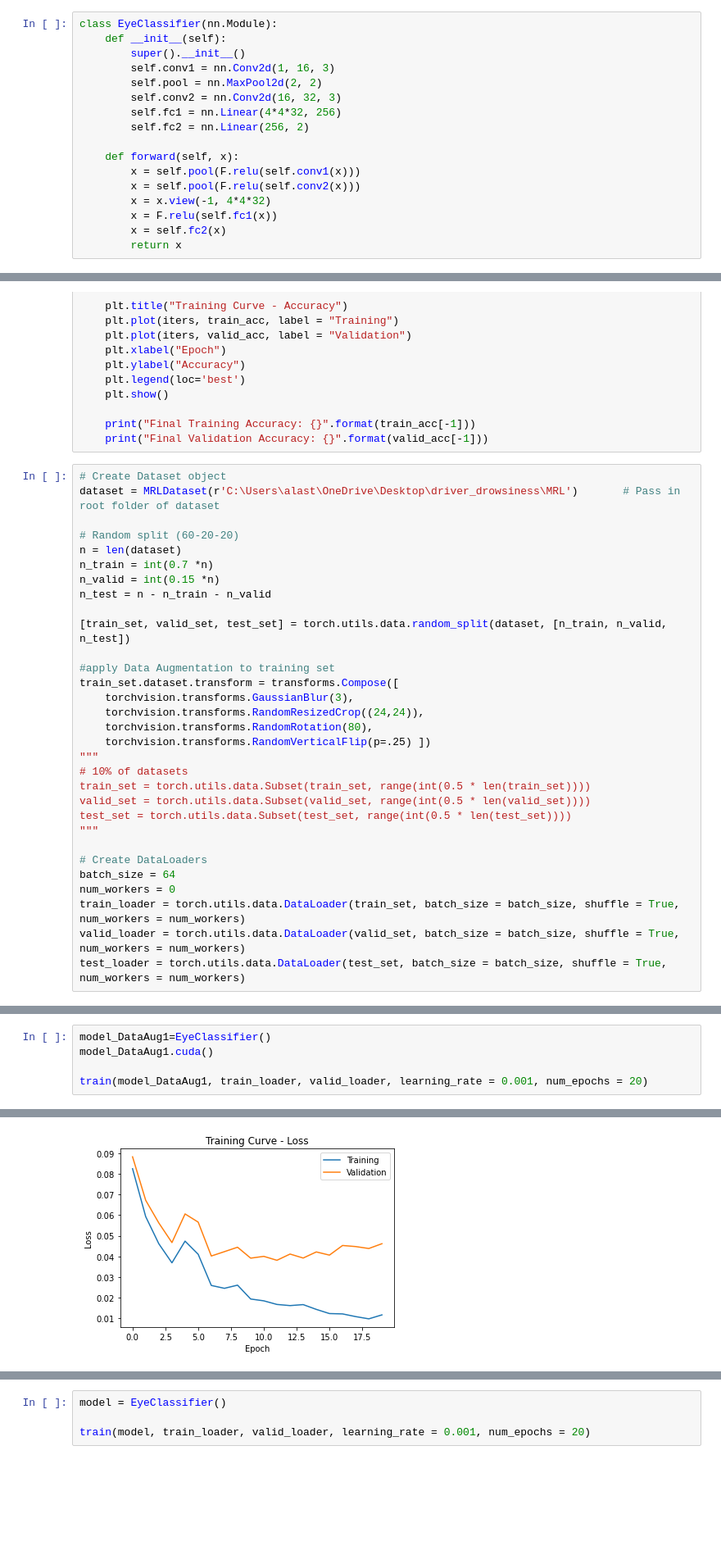
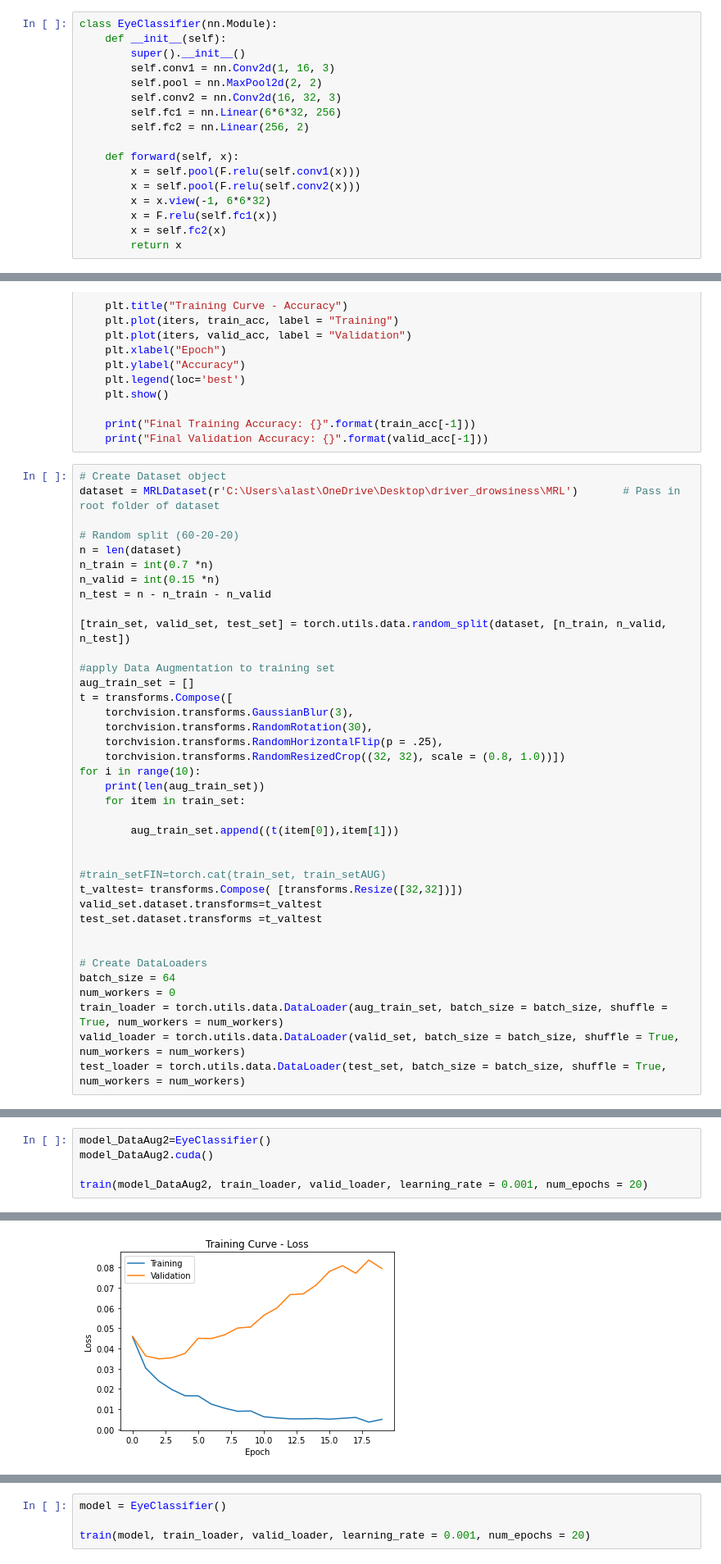
Before and after one commit to splouisliu/driver-drowsiness-detection, a Jupyter notebook: CNN_model.ipynb, the cells around one changed output, grey strips where cells are left out. Shown: that part at 82% size. Saved outputs shown, nothing was run; the diff lists cells and outputs as text; blank space fills up the shorter version.

```diff
--- a/CNN_model.ipynb
+++ b/CNN_model.ipynb
@@ -52,13 +52,13 @@ class EyeClassifier(nn.Module):
         self.conv1 = nn.Conv2d(1, 16, 3)
         self.pool = nn.MaxPool2d(2, 2)
         self.conv2 = nn.Conv2d(16, 32, 3)
-        self.fc1 = nn.Linear(4*4*32, 256)
+        self.fc1 = nn.Linear(6*6*32, 256)
         self.fc2 = nn.Linear(256, 2)
 
     def forward(self, x):
         x = self.pool(F.relu(self.conv1(x)))
         x = self.pool(F.relu(self.conv2(x)))
-        x = x.view(-1, 4*4*32)
+        x = x.view(-1, 6*6*32)
         x = F.relu(self.fc1(x))
         x = self.fc2(x)
         return x
@@ -172,21 +172,28 @@ n_test = n - n_train - n_valid
 [train_set, valid_set, test_set] = torch.utils.data.random_split(dataset, [n_train, n_valid, n_test])
 
 #apply Data Augmentation to training set
-train_set.dataset.transform = transforms.Compose([
+aug_train_set = []
+t = transforms.Compose([
     torchvision.transforms.GaussianBlur(3),
-    torchvision.transforms.RandomResizedCrop((24,24)),
-    torchvision.transforms.RandomRotation(80),
-    torchvision.transforms.RandomVerticalFlip(p=.25) ])
-"""
-# 10% of datasets
-train_set = torch.utils.data.Subset(train_set, range(int(0.5 * len(train_set))))
-valid_set = torch.utils.data.Subset(valid_set, range(int(0.5 * len(valid_set))))
-test_set = torch.utils.data.Subset(test_set, range(int(0.5 * len(test_set))))
-"""
+    torchvision.transforms.RandomRotation(30),
+    torchvision.transforms.RandomHorizontalFlip(p = .25),
+    torchvision.transforms.RandomResizedCrop((32, 32), scale = (0.8, 1.0))])
+for i in range(10):
+    print(len(aug_train_set))
+    for item in train_set:
+
+        aug_train_set.append((t(item[0]),item[1]))
+
+
+#train_setFIN=torch.cat(train_set, train_setAUG)
+t_valtest= transforms.Compose( [transforms.Resize([32,32])])
+valid_set.dataset.transforms=t_valtest
+test_set.dataset.transforms =t_valtest
+
 
 # Create DataLoaders
 batch_size = 64
 num_workers = 0
-train_loader = torch.utils.data.DataLoader(train_set, batch_size = batch_size, shuffle = True, num_workers = num_workers)
+train_loader = torch.utils.data.DataLoader(aug_train_set, batch_size = batch_size, shuffle = True, num_workers = num_workers)
 valid_loader = torch.utils.data.DataLoader(valid_set, batch_size = batch_size, shuffle = True, num_workers = num_workers)
 test_loader = torch.utils.data.DataLoader(test_set, batch_size = batch_size, shuffle = True, num_workers = num_workers)
@@ -193,7 +202,7 @@ test_loader = torch.utils.data.DataLoader(test_set, batch_size = batch_size, shu
 # %%
-model_DataAug1=EyeClassifier()
-model_DataAug1.cuda()
+model_DataAug2=EyeClassifier()
+model_DataAug2.cuda()
 
-train(model_DataAug1, train_loader, valid_loader, learning_rate = 0.001, num_epochs = 20)
+train(model_DataAug2, train_loader, valid_loader, learning_rate = 0.001, num_epochs = 20)
 # %% [output]
 Loading Data...
@@ -216 +225 @@ Epoch: 20 Time Taken: 53.75611901283264
-[figure, old version]
+[figure, new version]
```
Also changed, not shown: parts of 6 cells of this notebook.
